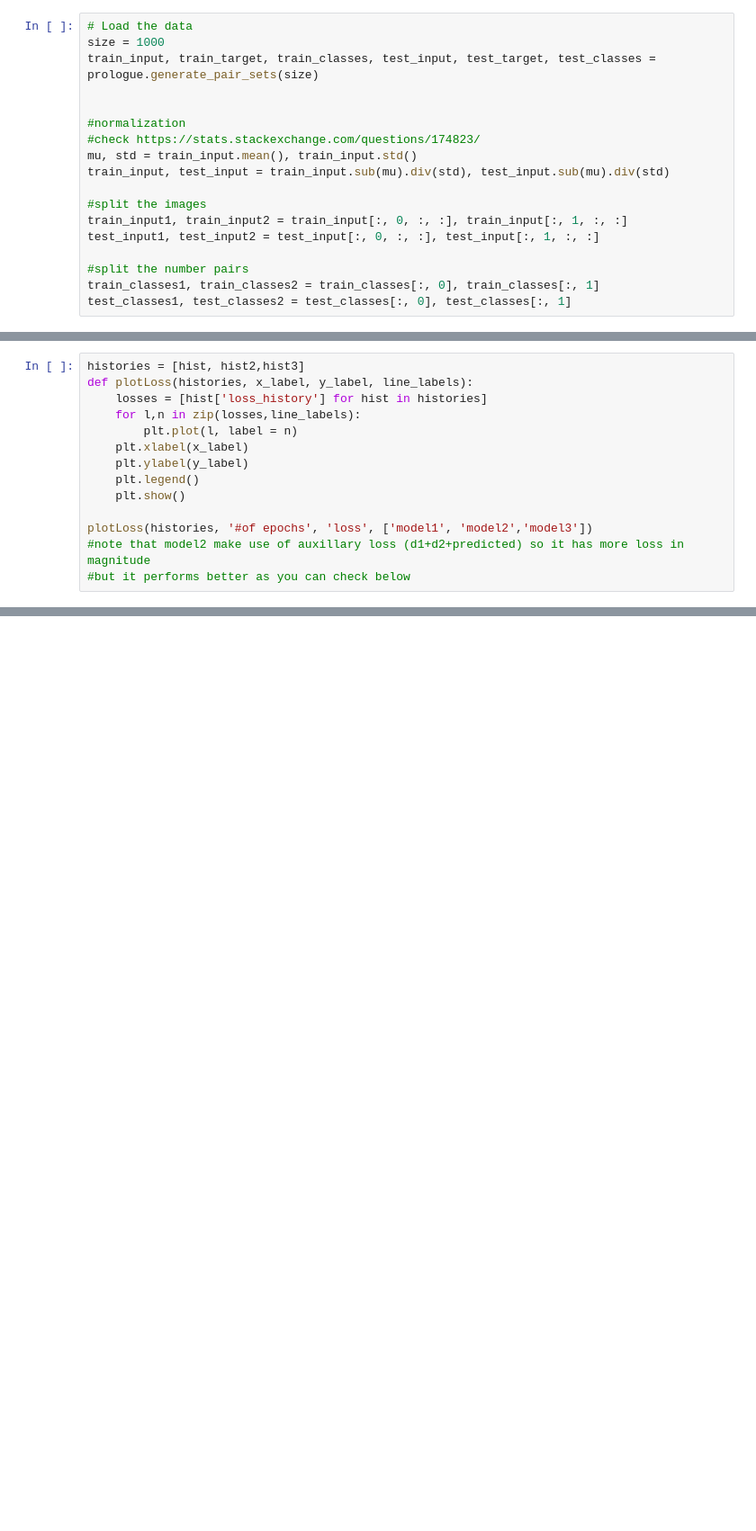
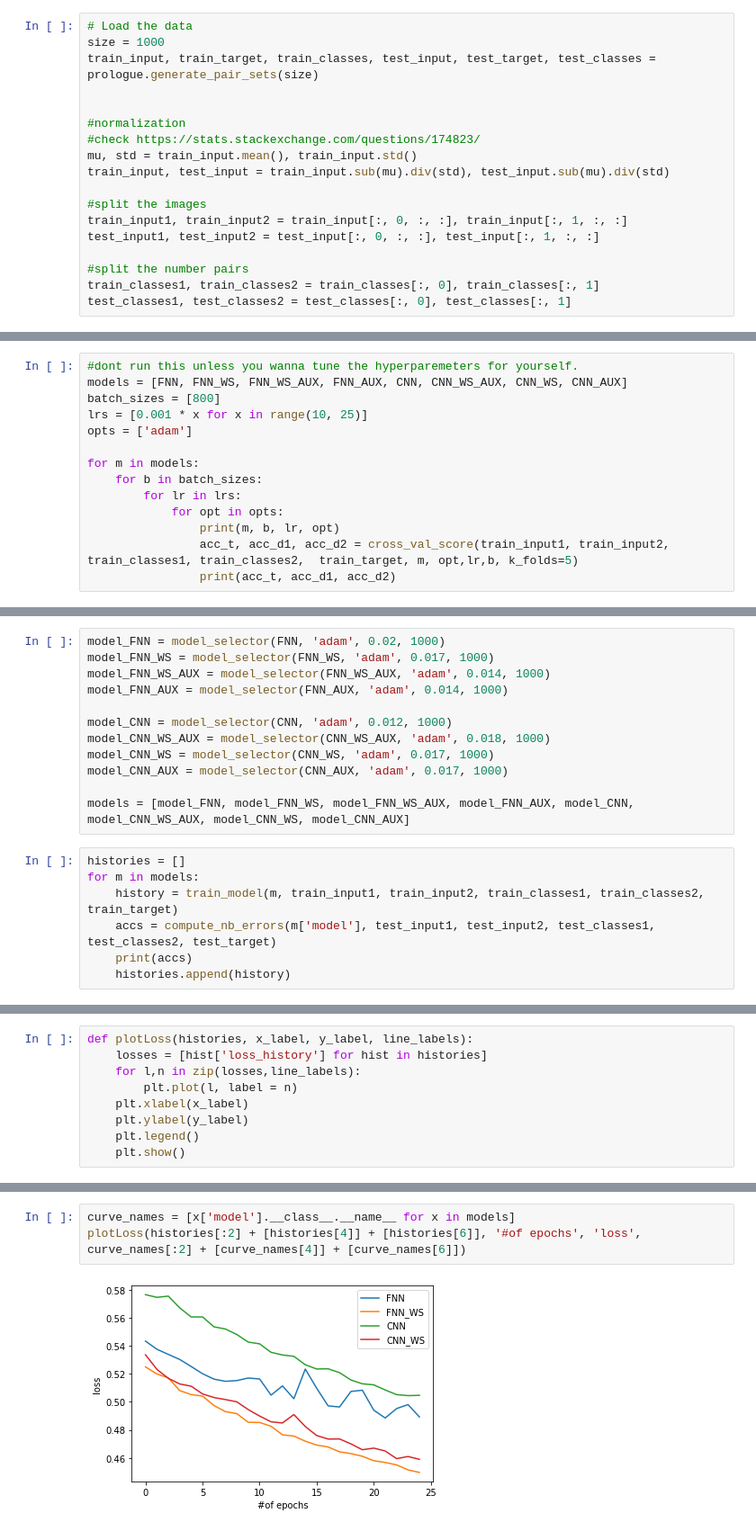
Before and after one commit to Laragervaise/Deep-Learning, a Jupyter notebook: fnn_updated.ipynb, the cells around one changed output, grey strips where cells are left out. Shown at 90% size. Cells and saved outputs as stored; diff of their text form; blank space fills up the shorter version.

Commit message:
final models with hyperparemeters

```diff
--- a/fnn_updated.ipynb
+++ b/fnn_updated.ipynb
@@ -265,0 +152,14 @@ epoch = 499 , loss =  65.74258345365524
+# %%
+#dont run this unless you wanna tune the hyperparemeters for yourself.
+models = [FNN, FNN_WS, FNN_WS_AUX, FNN_AUX, CNN, CNN_WS_AUX, CNN_WS, CNN_AUX]
+batch_sizes = [800]
+lrs = [0.001 * x for x in range(10, 25)]
+opts = ['adam']
+
+for m in models:
+    for b in batch_sizes:
+        for lr in lrs:
+            for opt in opts:
+                print(m, b, lr, opt)
+                acc_t, acc_d1, acc_d2 = cross_val_score(train_input1, train_input2, train_classes1, train_classes2,  train_target, m, opt,lr,b, k_folds=5)
+                print(acc_t, acc_d1, acc_d2)
@@ -265,0 +184,19 @@ epoch = 499 , loss =  65.74258345365524
+# %%
+model_FNN = model_selector(FNN, 'adam', 0.02, 1000)
+model_FNN_WS = model_selector(FNN_WS, 'adam', 0.017, 1000)
+model_FNN_WS_AUX = model_selector(FNN_WS_AUX, 'adam', 0.014, 1000)
+model_FNN_AUX = model_selector(FNN_AUX, 'adam', 0.014, 1000)
+
+model_CNN = model_selector(CNN, 'adam', 0.012, 1000)
+model_CNN_WS_AUX = model_selector(CNN_WS_AUX, 'adam', 0.018, 1000)
+model_CNN_WS = model_selector(CNN_WS, 'adam', 0.017, 1000)
+model_CNN_AUX = model_selector(CNN_AUX, 'adam', 0.017, 1000)
+
+models = [model_FNN, model_FNN_WS, model_FNN_WS_AUX, model_FNN_AUX, model_CNN, model_CNN_WS_AUX, model_CNN_WS, model_CNN_AUX]
+# %%
+histories = []
+for m in models:
+    history = train_model(m, train_input1, train_input2, train_classes1, train_classes2, train_target)
+    accs = compute_nb_errors(m['model'], test_input1, test_input2, test_classes1, test_classes2, test_target)
+    print(accs)
+    histories.append(history)
@@ -266,5 +212,4 @@ epoch = 499 , loss =  65.74258345365524
 # %%
-histories = [hist, hist2,hist3]
 def plotLoss(histories, x_label, y_label, line_labels):
     losses = [hist['loss_history'] for hist in histories]
     for l,n in zip(losses,line_labels):
@@ -273,7 +218,3 @@ def plotLoss(histories, x_label, y_label, line_labels):
     plt.ylabel(y_label)
     plt.legend()
     plt.show()
-
-plotLoss(histories, '#of epochs', 'loss', ['model1', 'model2','model3'])
-#note that model2 make use of auxillary loss (d1+d2+predicted) so it has more loss in magnitude
-#but it performs better as you can check below
@@ -298,0 +221,5 @@ compute_nb_errors(model3)#accuracy percentage
+# %%
+curve_names = [x['model'].__class__.__name__ for x in models]
+plotLoss(histories[:2] + [histories[4]] + [histories[6]], '#of epochs', 'loss', curve_names[:2] + [curve_names[4]] + [curve_names[6]])
+# %% [output]
+[figure, added]
```
Also changed, not shown: parts of 22 cells of this notebook, 1 other file.
